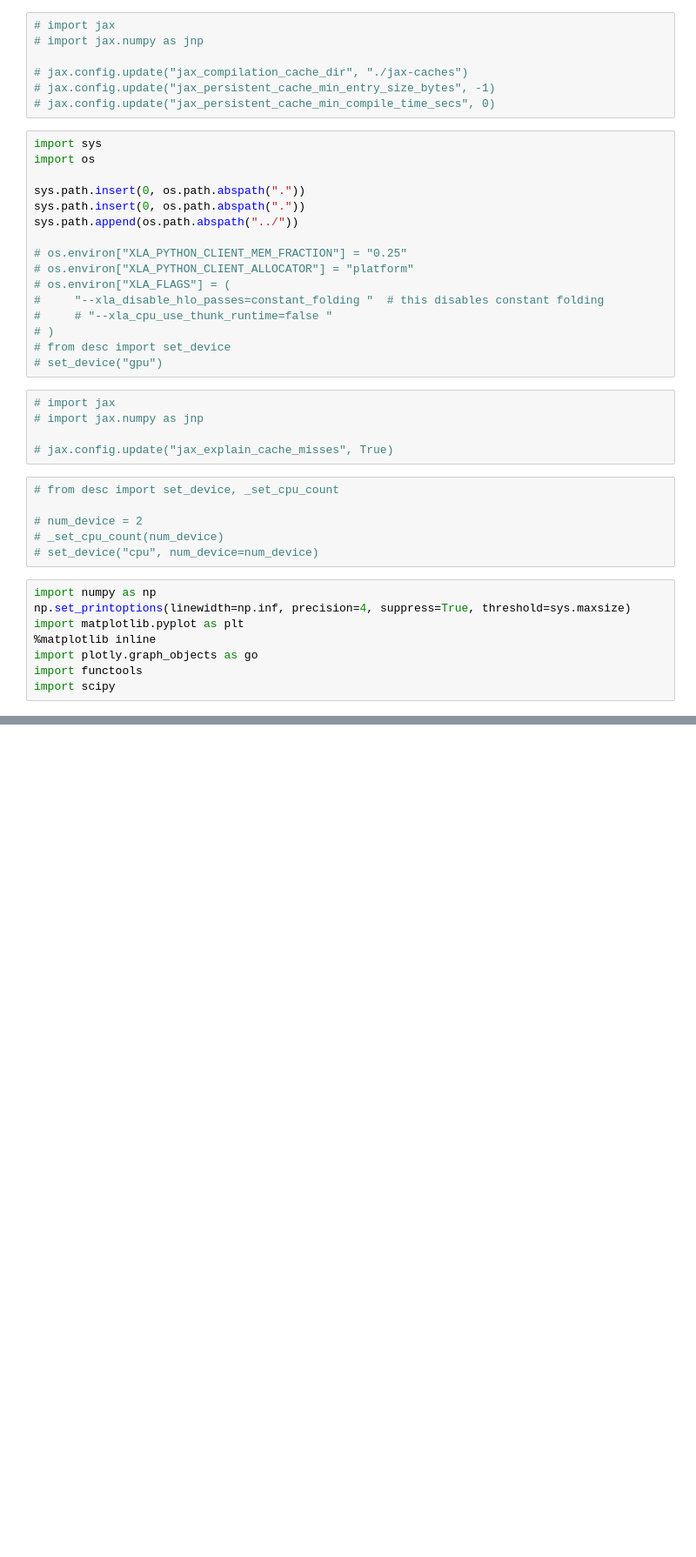
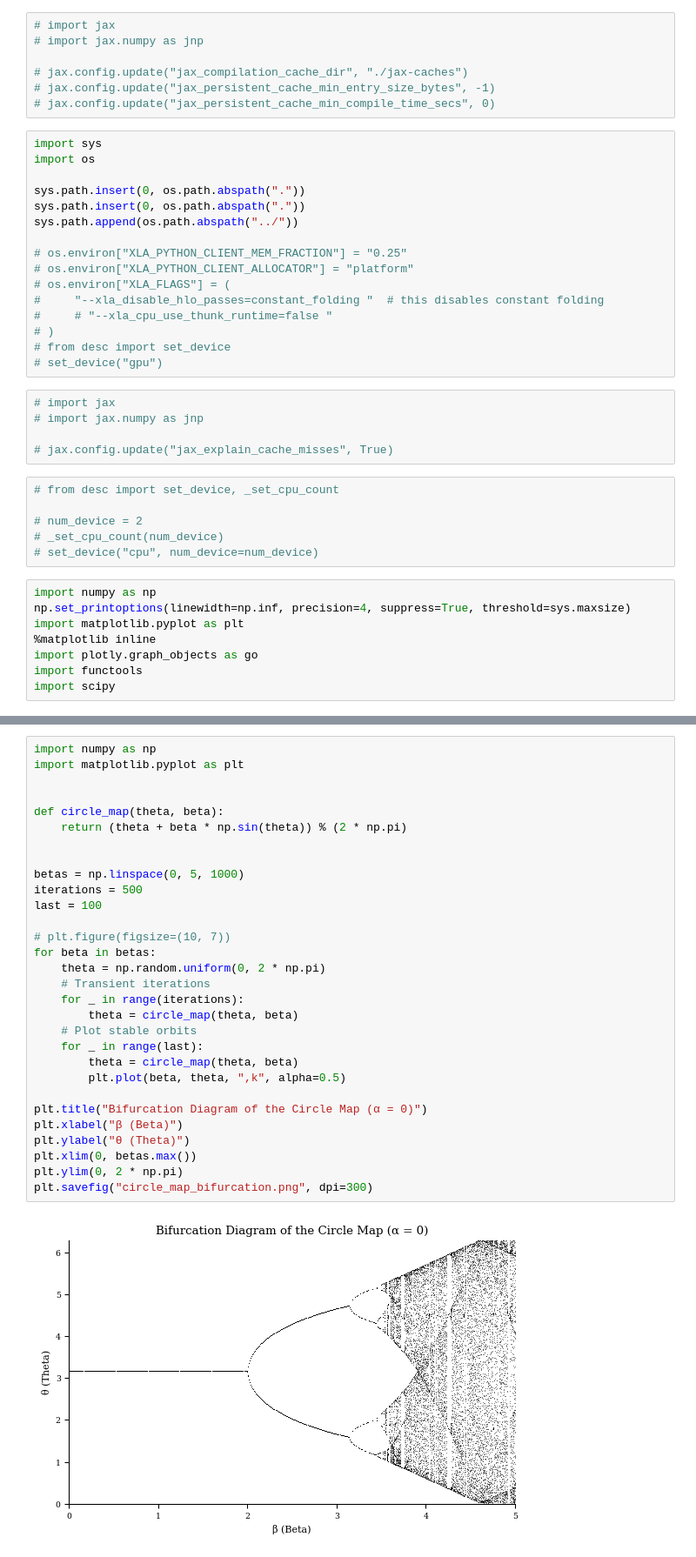
Before and after one commit to YigitElma/DEBUG-DESC, a Jupyter notebook: test-notebook.ipynb, the cells around one changed output, grey strips where cells are left out. Shown at 87% size. Saved outputs shown, nothing was run; the diff lists cells and outputs as text; blank space fills up the shorter version.

```diff
--- a/test-notebook.ipynb
+++ b/test-notebook.ipynb
@@ -81,0 +86,32 @@ print_backend_info()
+# %%
+import numpy as np
+import matplotlib.pyplot as plt
+
+
+def circle_map(theta, beta):
+    return (theta + beta * np.sin(theta)) % (2 * np.pi)
+
+
+betas = np.linspace(0, 5, 1000)
+iterations = 500
+last = 100
+
+# plt.figure(figsize=(10, 7))
+for beta in betas:
+    theta = np.random.uniform(0, 2 * np.pi)
+    # Transient iterations
+    for _ in range(iterations):
+        theta = circle_map(theta, beta)
+    # Plot stable orbits
+    for _ in range(last):
+        theta = circle_map(theta, beta)
+        plt.plot(beta, theta, ",k", alpha=0.5)
+
+plt.title("Bifurcation Diagram of the Circle Map (α = 0)")
+plt.xlabel("β (Beta)")
+plt.ylabel("θ (Theta)")
+plt.xlim(0, betas.max())
+plt.ylim(0, 2 * np.pi)
+plt.savefig("circle_map_bifurcation.png", dpi=300)
+# %% [output]
+[figure, added]
```
Also changed, not shown: parts of 1 cell of this notebook, 17 other files.
